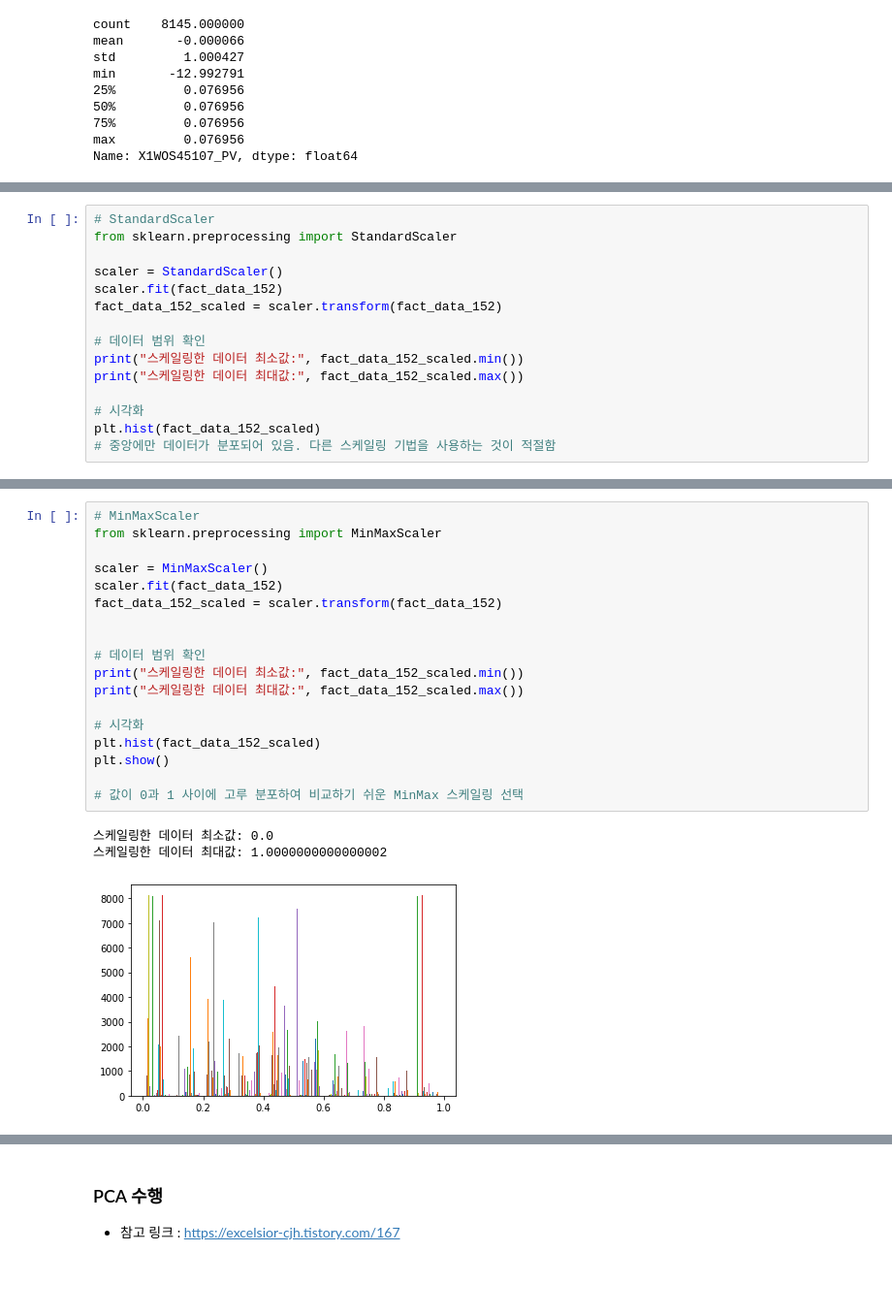
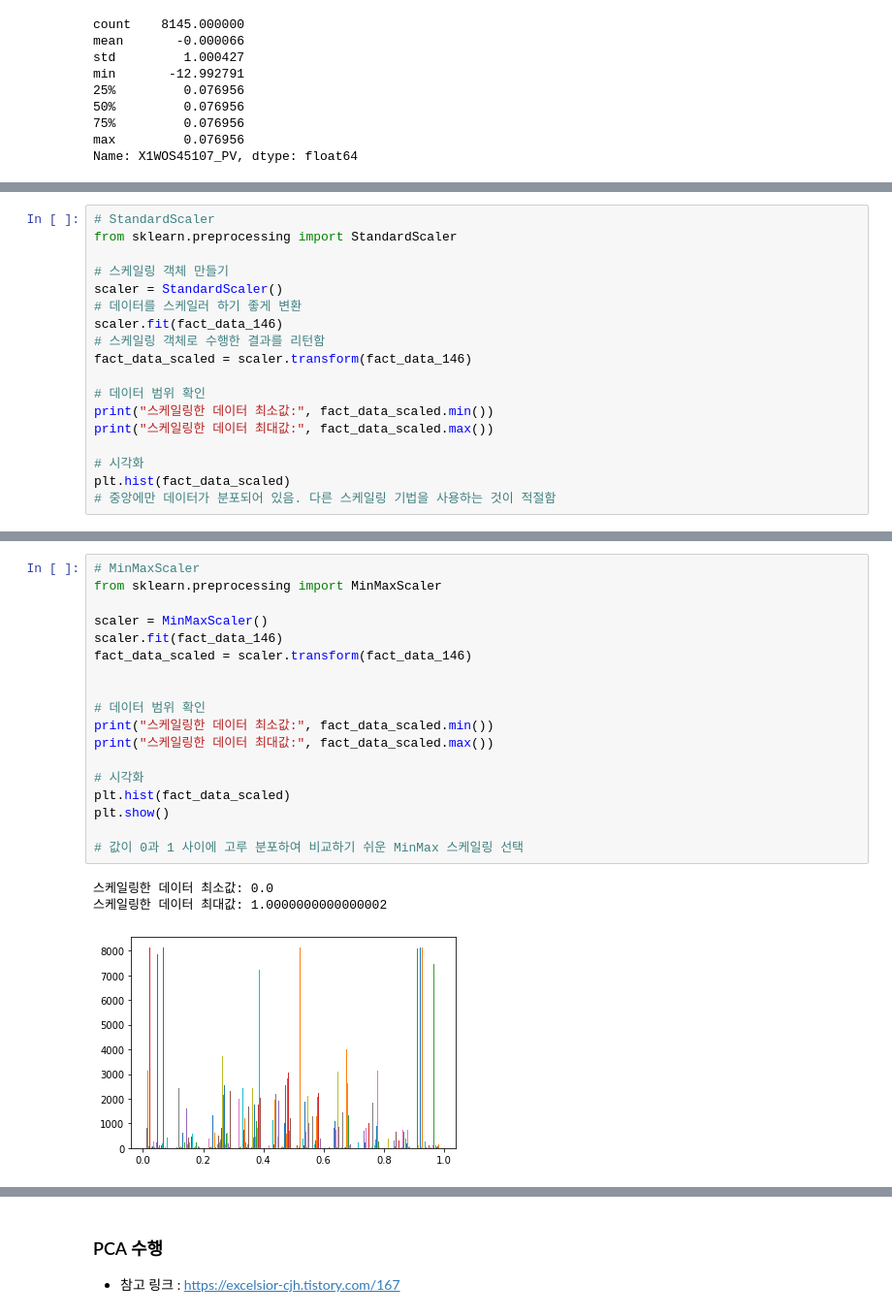
Before and after one commit to ammobam/Display_SensorData, a Jupyter notebook: 210804_PCA_분석.ipynb, the cells around one changed output, grey strips where cells are left out. Shown: that part at 97% size. Cells and saved outputs as stored; diff of their text form; blank space fills up the shorter version.

```diff
--- a/210804_PCA_분석.ipynb
+++ b/210804_PCA_분석.ipynb
@@ -225,16 +224,19 @@ print(len(scale_needcol))
 # StandardScaler
 from sklearn.preprocessing import StandardScaler
 
+# 스케일링 객체 만들기
 scaler = StandardScaler()
-scaler.fit(fact_data_152)
-fact_data_152_scaled = scaler.transform(fact_data_152)
+# 데이터를 스케일러 하기 좋게 변환
+scaler.fit(fact_data_146)
+# 스케일링 객체로 수행한 결과를 리턴함
+fact_data_scaled = scaler.transform(fact_data_146)
 
 # 데이터 범위 확인
-print("스케일링한 데이터 최소값:", fact_data_152_scaled.min())
-print("스케일링한 데이터 최대값:", fact_data_152_scaled.max())
+print("스케일링한 데이터 최소값:", fact_data_scaled.min())
+print("스케일링한 데이터 최대값:", fact_data_scaled.max())
 
 # 시각화
-plt.hist(fact_data_152_scaled)
+plt.hist(fact_data_scaled)
 # 중앙에만 데이터가 분포되어 있음. 다른 스케일링 기법을 사용하는 것이 적절함
 # %% [output]
 스케일링한 데이터 최소값: -90.24411338142781
@@ -254,23 +262,23 @@ plt.hist(fact_data_152_scaled)
 # %%
 # MinMaxScaler
 from sklearn.preprocessing import MinMaxScaler
 
 scaler = MinMaxScaler()
-scaler.fit(fact_data_152)
-fact_data_152_scaled = scaler.transform(fact_data_152)
+scaler.fit(fact_data_146)
+fact_data_scaled = scaler.transform(fact_data_146)
 
 
 # 데이터 범위 확인
-print("스케일링한 데이터 최소값:", fact_data_152_scaled.min())
-print("스케일링한 데이터 최대값:", fact_data_152_scaled.max())
+print("스케일링한 데이터 최소값:", fact_data_scaled.min())
+print("스케일링한 데이터 최대값:", fact_data_scaled.max())
 
 # 시각화
-plt.hist(fact_data_152_scaled)
+plt.hist(fact_data_scaled)
 plt.show()
 
 # 값이 0과 1 사이에 고루 분포하여 비교하기 쉬운 MinMax 스케일링 선택
 # %% [output]
 스케일링한 데이터 최소값: 0.0
 스케일링한 데이터 최대값: 1.0000000000000002
-[figure, old version]
+[figure, new version]
 # %%
```
Also changed, not shown: parts of 45 cells of this notebook.
